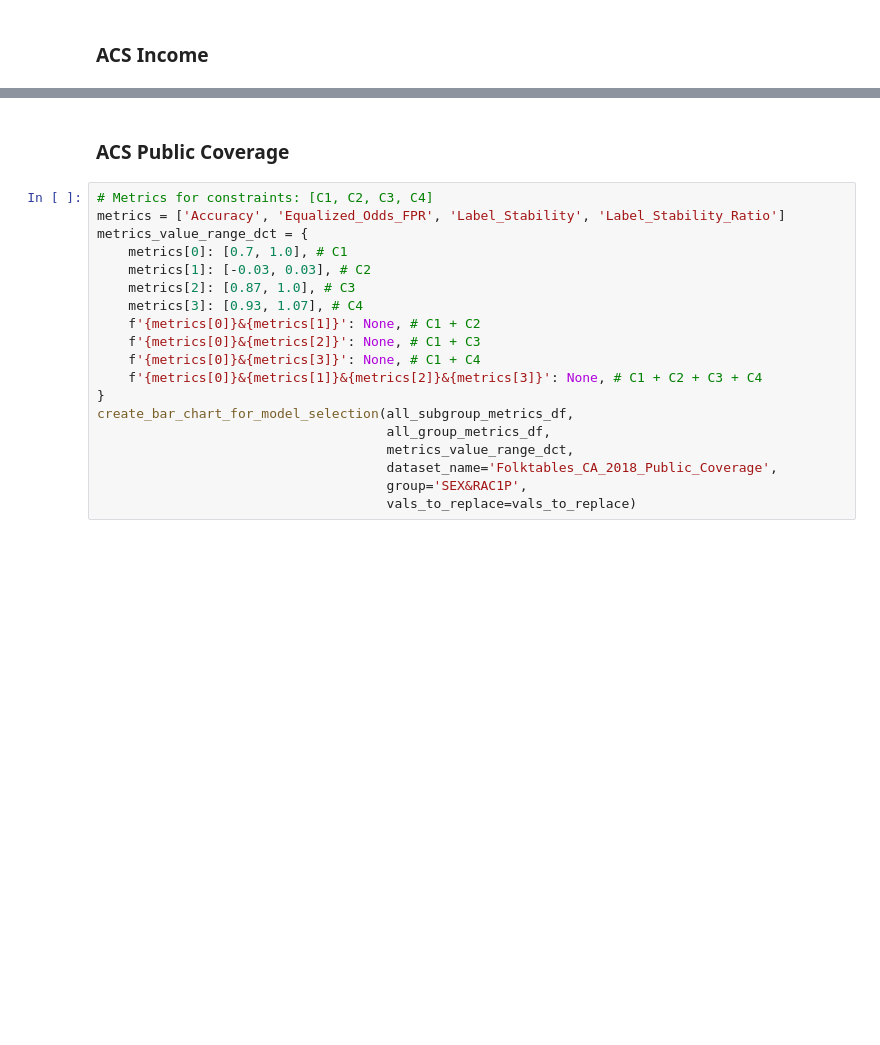
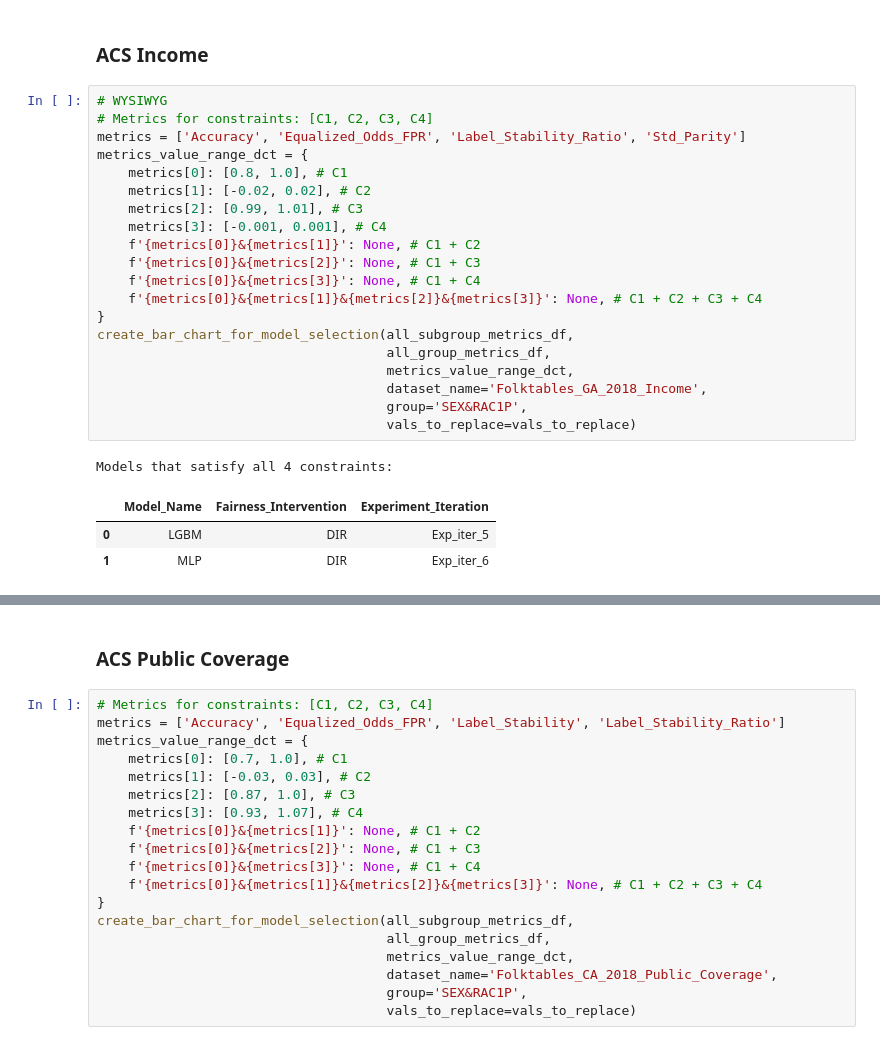
Before and after one commit to denysgerasymuk799/Experiments-FAccT-24, a Jupyter notebook: notebooks/visualizations_for_all_datasets/Model_Selection_Bar_Charts.ipynb, the cells around one changed output, grey strips where cells are left out. Saved outputs shown, nothing was run; the diff lists cells and outputs as text; blank space fills up the shorter version.

```diff
--- a/notebooks/visualizations_for_all_datasets/Model_Selection_Bar_Charts.ipynb
+++ b/notebooks/visualizations_for_all_datasets/Model_Selection_Bar_Charts.ipynb
@@ -188,3 +195,28 @@ all_group_metrics_df[
 | 1127 | Equalized_Odds_FPR | RandomForestClassifier | Folktables_GA_2018_Income | Baseline | Exp_iter_5 | SEX&RAC1P | -0.015537 |
 # %% [markdown]
 ### ACS Income
+# %%
+# WYSIWYG
+# Metrics for constraints: [C1, C2, C3, C4]
+metrics = ['Accuracy', 'Equalized_Odds_FPR', 'Label_Stability_Ratio', 'Std_Parity']
+metrics_value_range_dct = {
+    metrics[0]: [0.8, 1.0], # C1
+    metrics[1]: [-0.02, 0.02], # C2
+    metrics[2]: [0.99, 1.01], # C3
+    metrics[3]: [-0.001, 0.001], # C4
+    f'{metrics[0]}&{metrics[1]}': None, # C1 + C2
+    f'{metrics[0]}&{metrics[2]}': None, # C1 + C3
+    f'{metrics[0]}&{metrics[3]}': None, # C1 + C4
+    f'{metrics[0]}&{metrics[1]}&{metrics[2]}&{metrics[3]}': None, # C1 + C2 + C3 + C4
+}
+create_bar_chart_for_model_selection(all_subgroup_metrics_df,
+                                     all_group_metrics_df,
+                                     metrics_value_range_dct,
+                                     dataset_name='Folktables_GA_2018_Income',
+                                     group='SEX&RAC1P',
+                                     vals_to_replace=vals_to_replace)
+# %% [output]
+Models that satisfy all 4 constraints:
+|  | Model_Name | Fairness_Intervention | Experiment_Iteration |
+| 0 | LGBM | DIR | Exp_iter_5 |
+| 1 | MLP | DIR | Exp_iter_6 |
```
Also changed, not shown: parts of 11 cells of this notebook.
